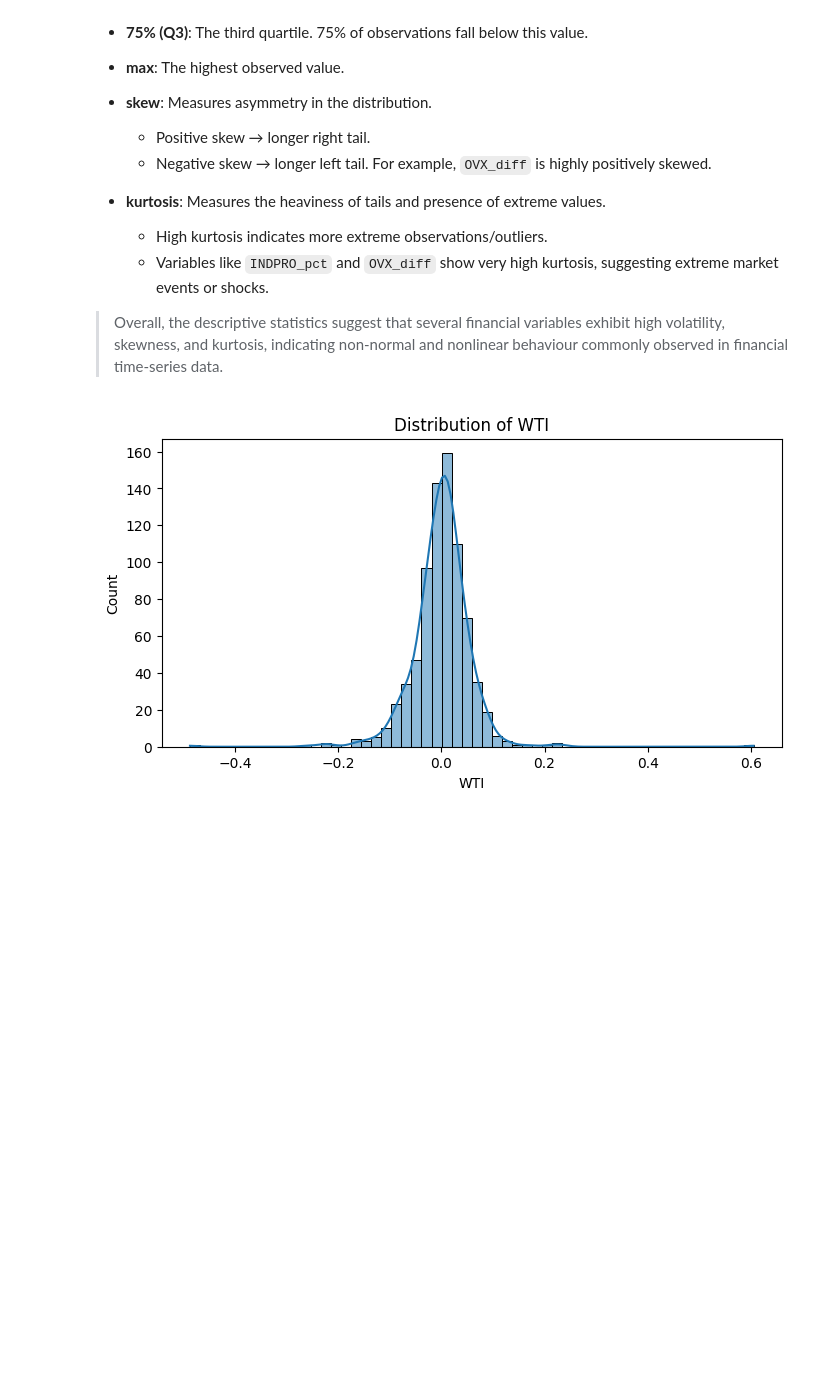
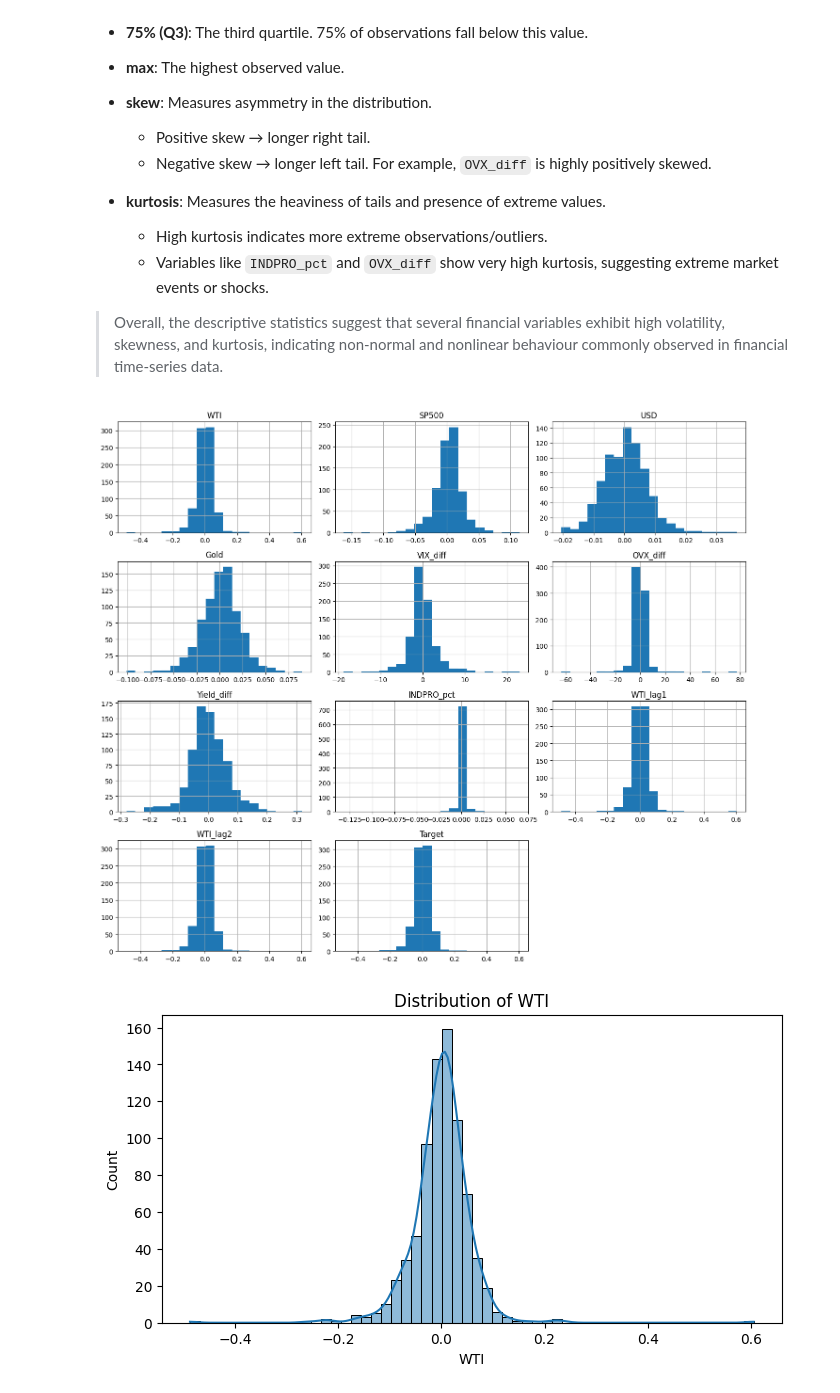
Before and after one commit to Carlson29/Crude-Oil-Prices-Model, a Jupyter notebook: code Files/oil_prediction.ipynb, the cells around one changed output. Saved outputs shown, nothing was run; the diff lists cells and outputs as text; code cells hidden in the pictures; blank space fills up the shorter version.

```diff
--- a/code Files/oil_prediction.ipynb
+++ b/code Files/oil_prediction.ipynb
@@ -531,6 +537,12 @@ summary
   * Variables like `INDPRO_pct` and `OVX_diff` show very high kurtosis, suggesting extreme market events or shocks.
 
 > Overall, the descriptive statistics suggest that several financial variables exhibit high volatility, skewness, and kurtosis, indicating non-normal and nonlinear behaviour commonly observed in financial time-series data.
+# %%
+model_data.hist(figsize=(14,12), bins=20)
+plt.tight_layout()
+plt.show()
+# %% [output]
+[figure, added]
 # %%
 for col in model_data.columns:
     plt.figure(figsize=(8,4))
```
Also changed, not shown: parts of 2 cells of this notebook.
